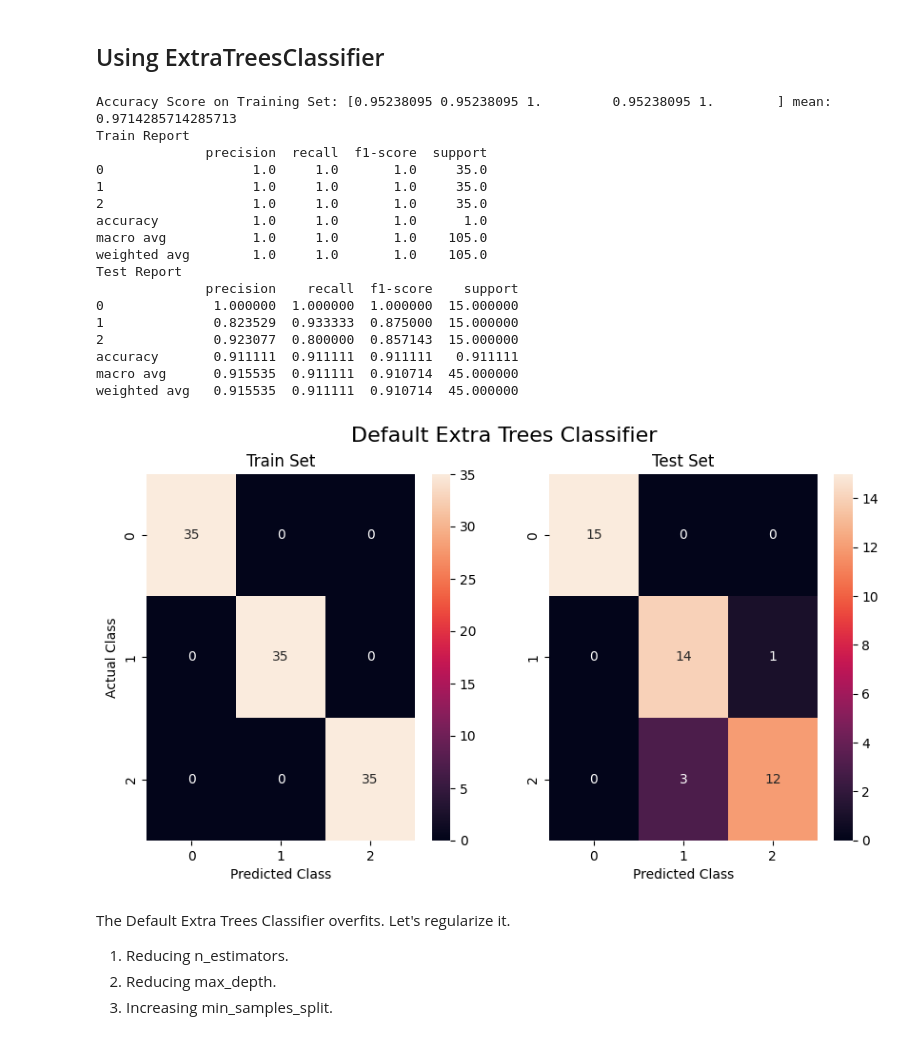
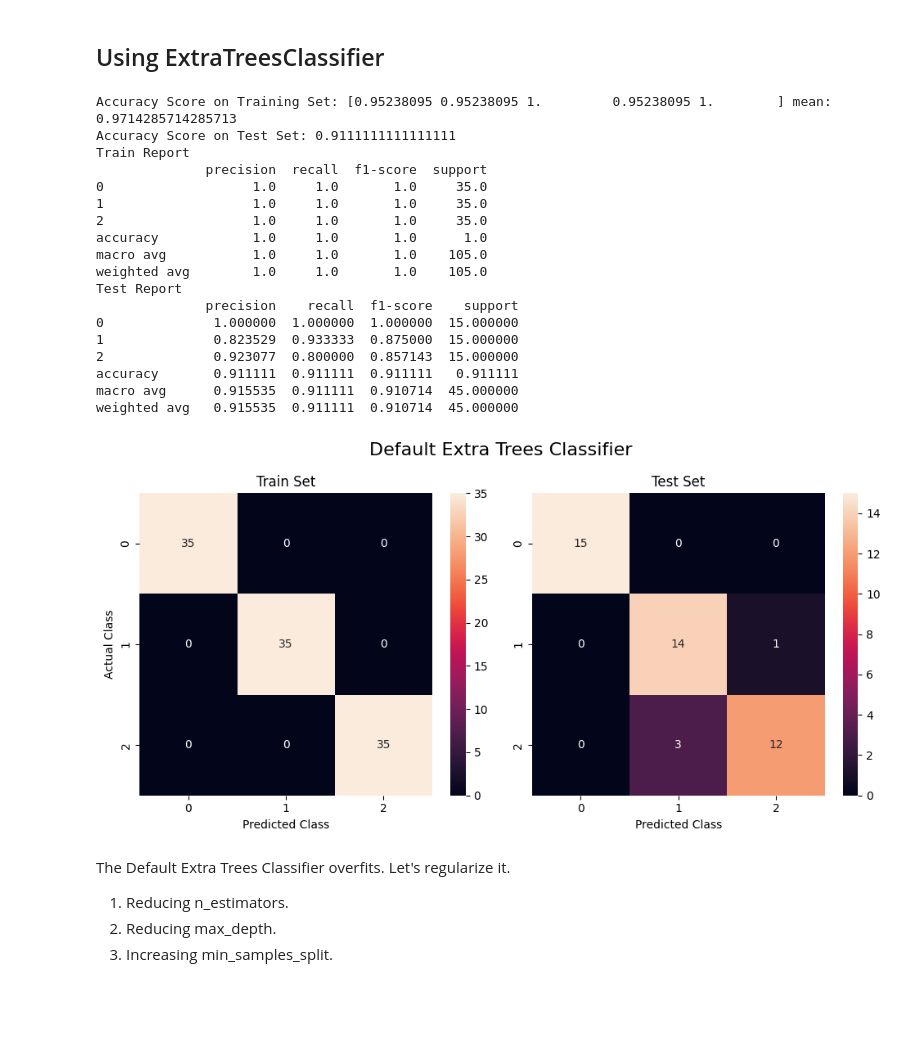
Before and after one commit to Manan-Parakh/CBTCIP-, a Jupyter notebook: IRIS/Iris_Flower_Classification.ipynb, the cells around one changed output. Saved outputs shown, nothing was run; the diff lists cells and outputs as text; code cells hidden in the pictures; blank space fills up the shorter version.

```diff
--- a/IRIS/Iris_Flower_Classification.ipynb
+++ b/IRIS/Iris_Flower_Classification.ipynb
@@ -50,6 +50,3 @@ target_names, feature_names
   'sepal width (cm)',
   'petal length (cm)',
   'petal width (cm)'])
-# %%
-X = pd.DataFrame(X)
-X.head()
@@ -167,7 +157,7 @@ from sklearn.model_selection import cross_val_score
 from sklearn.model_selection import GridSearchCV
 from sklearn.model_selection import RandomizedSearchCV
 
-def model_perf(model, title, figsave = True):
+def model_perf(model, title = None, figsave = True,):
   """ Take the model,
   1. Fit the training data,
   2. Get the metrics on trained data and test data
@@ -186,12 +176,13 @@ def model_perf(model, title, figsave = True):
 
   # Accuracy
   accuracy_tr = cross_val_score(model, X_tr, y_tr, cv=5)
-  print("Accuracy Score on Training Set:", accuracy_tr, "mean:", accuracy_tr.mean())
+  accuracy_te = accuracy_score(y_pred_te, y_te)
 
   # Classification_report
   cr_tr = pd.DataFrame(classification_report(y_tr, y_pred_tr, output_dict = True)).T
   cr_te = pd.DataFrame(classification_report(y_te, y_pred_te, output_dict = True)).T
-
+  print("Accuracy Score on Training Set:", accuracy_tr, "mean:", accuracy_tr.mean())
+  print("Accuracy Score on Test Set:", accuracy_te)
   print('Train Report')
   print(cr_tr)
 
@@ -212,3 +203,9 @@ def model_perf(model, title, figsave = True):
   axes[1].set_xlabel('Predicted Class')
   if figsave:
     save_fig(title)
+  f1_tr = cr_tr['f1-score']['weighted avg']
+  f1_te = cr_te['f1-score']['weighted avg']
+  accuracy_tr = accuracy_score(y_tr, y_pred_tr)
+  accuracy_te = accuracy_score(y_te, y_pred_te)
+  metrics = [accuracy_tr, accuracy_te, f1_tr, f1_te]
+  return metrics
@@ -302,22 +310,23 @@ array([0.22666667, 0.        , 0.42666667, 0.34666667])
 # %%
 from sklearn.ensemble import ExtraTreesClassifier
-model_perf(ExtraTreesClassifier(), "Default Extra Trees Classifier", figsave = False)
+d_extra = model_perf(ExtraTreesClassifier(), "Default Extra Trees Classifier")
 # %% [output]
 Accuracy Score on Training Set: [0.95238095 0.95238095 1.         0.95238095 1.        ] mean: 0.9714285714285713
+Accuracy Score on Test Set: 0.9111111111111111
 Train Report
               precision  recall  f1-score  support
 0                   1.0     1.0       1.0     35.0
 1                   1.0     1.0       1.0     35.0
 2                   1.0     1.0       1.0     35.0
 accuracy            1.0     1.0       1.0      1.0
 macro avg           1.0     1.0       1.0    105.0
 weighted avg        1.0     1.0       1.0    105.0
 Test Report
               precision    recall  f1-score    support
 0              1.000000  1.000000  1.000000  15.000000
 1              0.823529  0.933333  0.875000  15.000000
 2              0.923077  0.800000  0.857143  15.000000
 accuracy       0.911111  0.911111  0.911111   0.911111
 macro avg      0.915535  0.911111  0.910714  45.000000
 weighted avg   0.915535  0.911111  0.910714  45.000000
-[figure, old version]
+[figure, new version]
```
Also changed, not shown: parts of 31 cells of this notebook.
